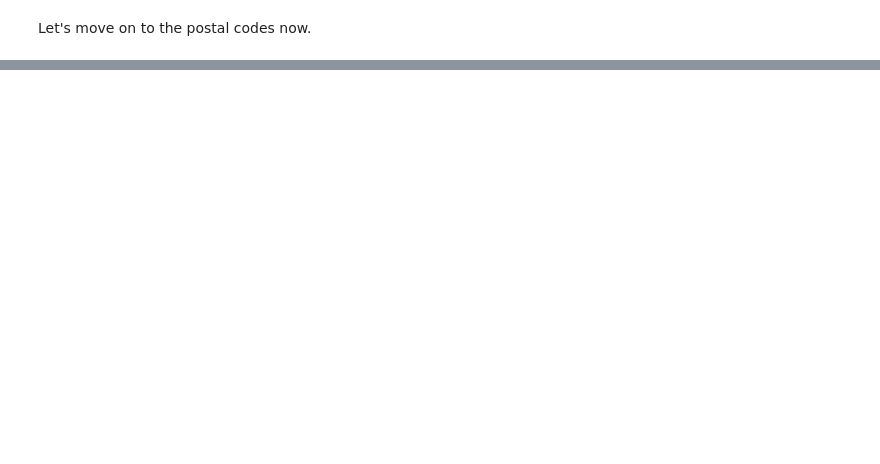
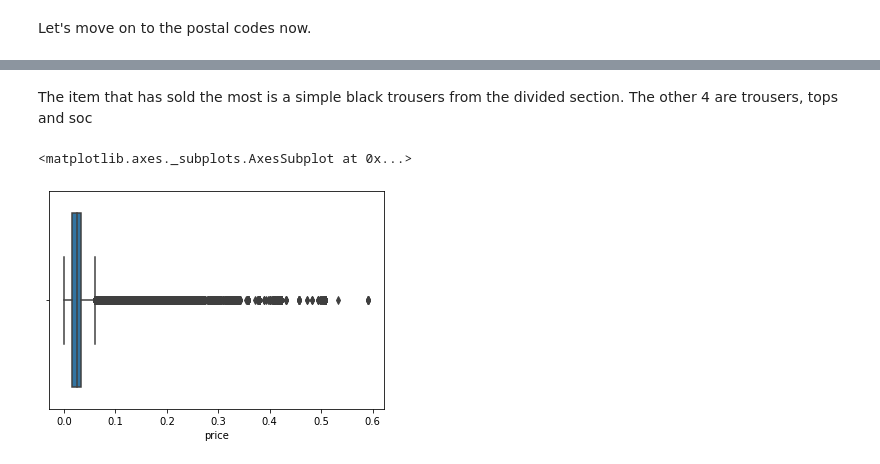
Before and after one commit to kaancceylan/exploratory-data-analysis, a Jupyter notebook: Kaggle_H&M_EDA.ipynb, the cells around one changed output, grey strips where cells are left out. Saved outputs shown, nothing was run; the diff lists cells and outputs as text; code cells hidden in the pictures; blank space fills up the shorter version.

```diff
--- a/Kaggle_H&M_EDA.ipynb
+++ b/Kaggle_H&M_EDA.ipynb
@@ -434,0 +634,7 @@ customers.groupby('postal_code', as_index=False).count().sort_values('customer_i
+# %% [markdown]
+The item that has sold the most is a simple black trousers from the divided section. The other 4 are trousers, tops and soc
+# %%
+sns.boxplot(data=transactions, x='price')
+# %% [output]
+<matplotlib.axes._subplots.AxesSubplot at 0x...>
+[figure, added]
```
Also changed, not shown: parts of 44 cells of this notebook.
